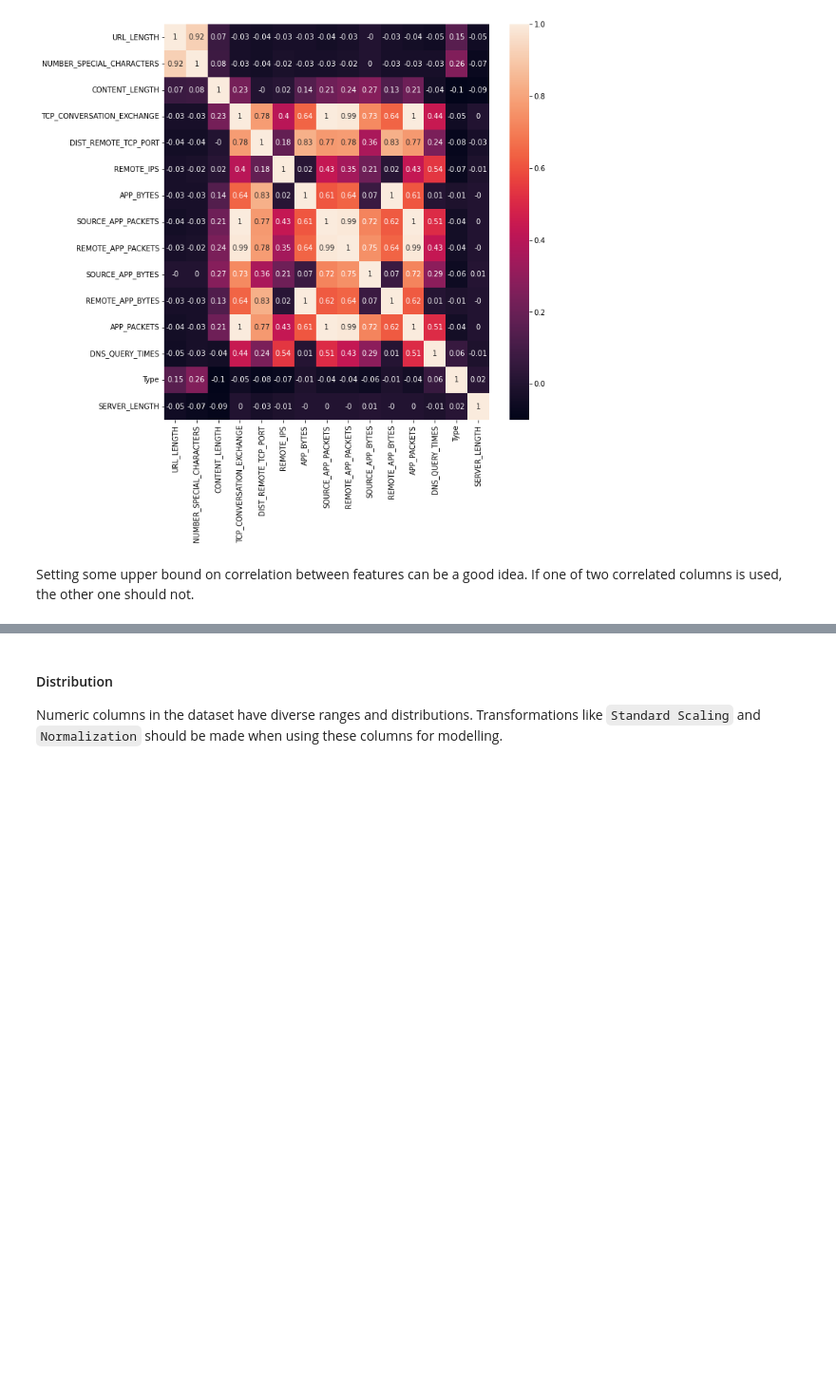
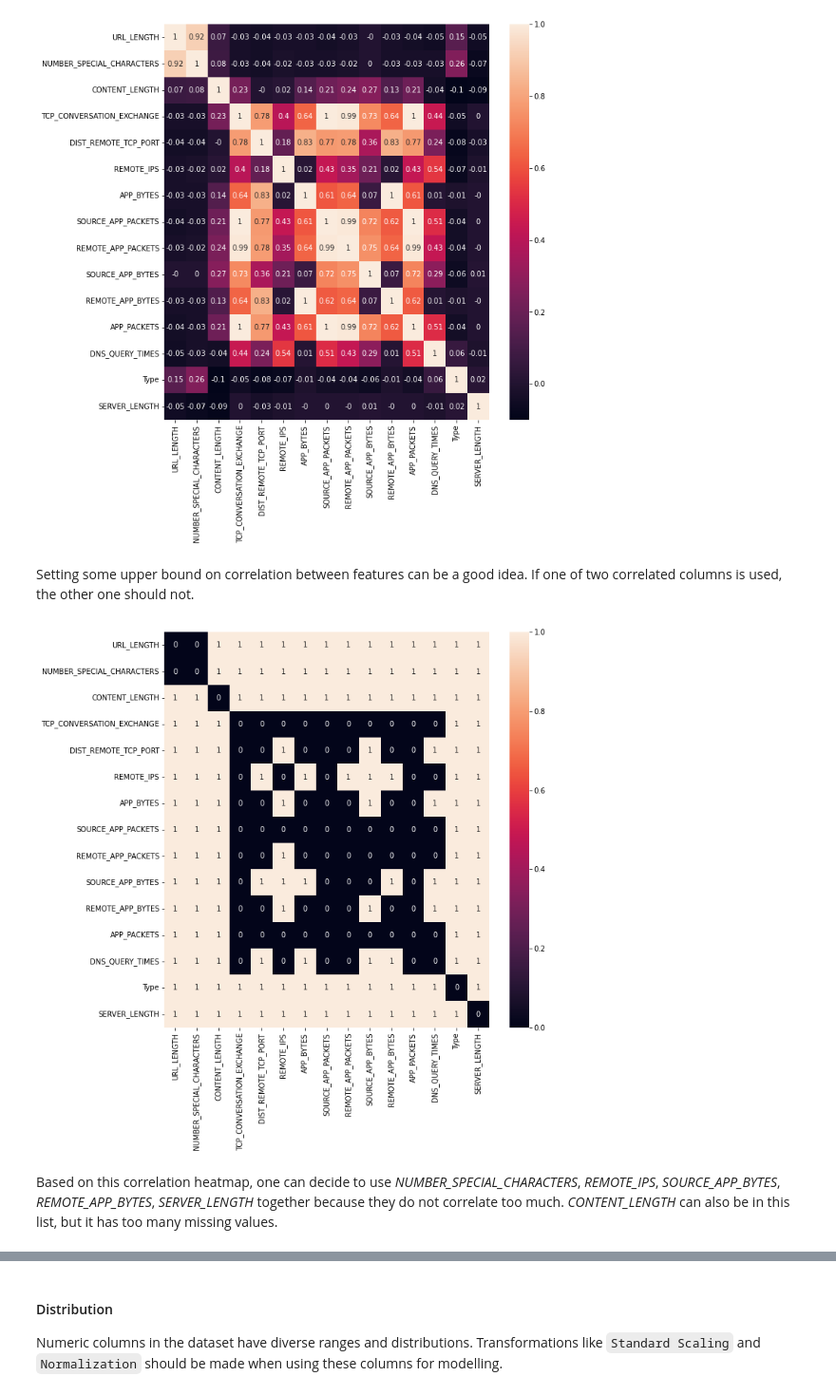
Before and after one commit to Jonkil/ML-project-2021-ESIEE, a Jupyter notebook: notebook_2.ipynb, the cells around one changed output, grey strips where cells are left out. Shown: that part at 95% size. Drawn from its saved outputs; the diff is of its cells as text; code cells hidden in the pictures; blank space fills up the shorter version.

```diff
--- a/notebook_2.ipynb
+++ b/notebook_2.ipynb
@@ -520,3 +524,15 @@ plt.show()
 [figure]
 # %% [markdown]
 Setting some upper bound on correlation between features can be a good idea. If one of two correlated columns is used, the other one should not.
+# %%
+# Looking at numeric columns where absolute values of correlation are smaller than 0.4.
+# In this representation, it is easier to see which columns should not be used together
+# because of correlation. For example, 'URL_LENGTH' should not be use with 'NUMBER_SPECIAL_CHARACTERS'.
+
+fig = plt.figure(figsize=(10,10))
+sns.heatmap((df_train[numeric_columns].corr().round(2).abs() < 0.4), annot=True, fmt='g')
+plt.show()
+# %% [output]
+[figure, added]
+# %% [markdown]
+Based on this correlation heatmap, one can decide to use *NUMBER_SPECIAL_CHARACTERS*, *REMOTE_IPS*, *SOURCE_APP_BYTES*, *REMOTE_APP_BYTES*, *SERVER_LENGTH* together because they do not correlate too much. *CONTENT_LENGTH* can also be in this list, but it has too many missing values.
```
Also changed, not shown: parts of 26 cells of this notebook.
